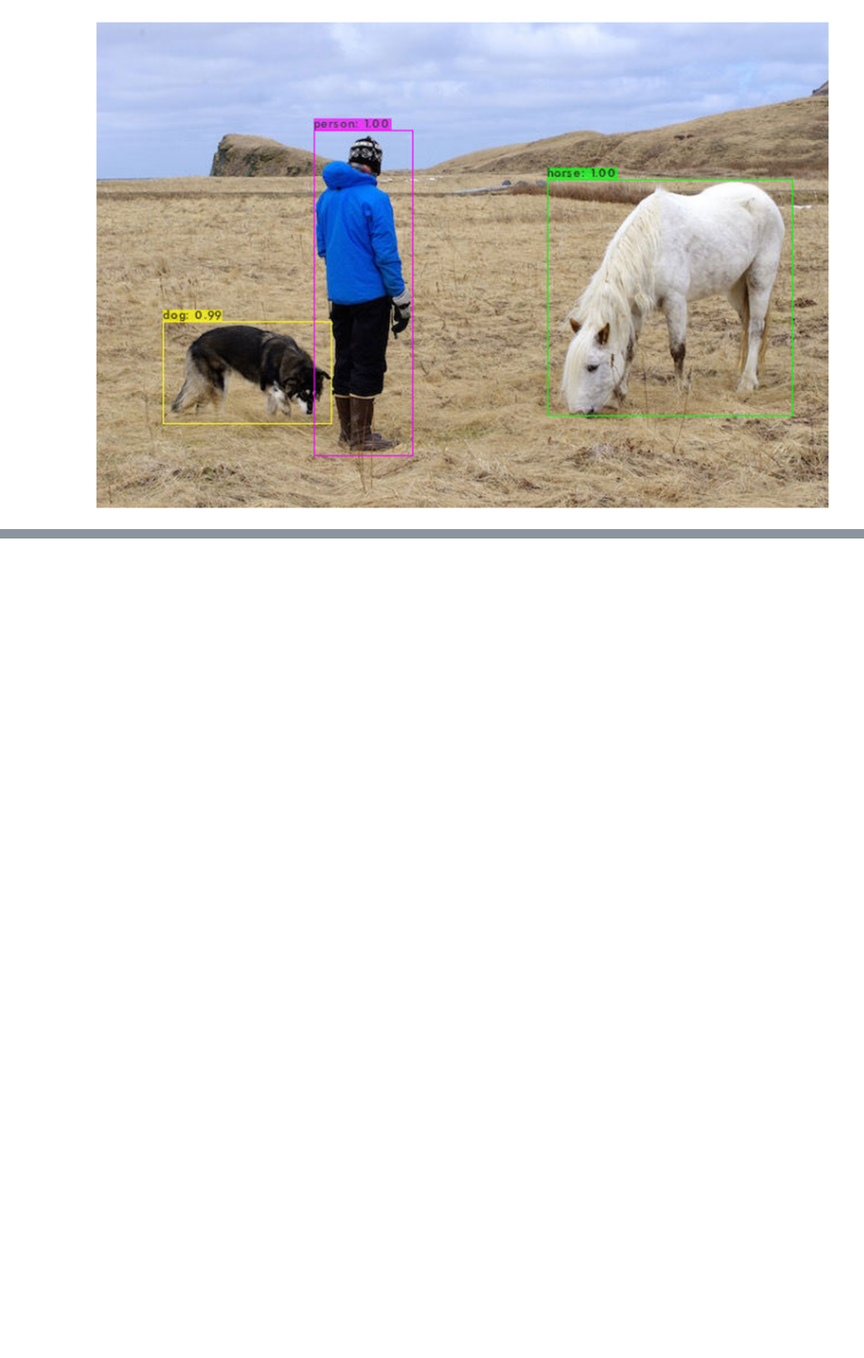
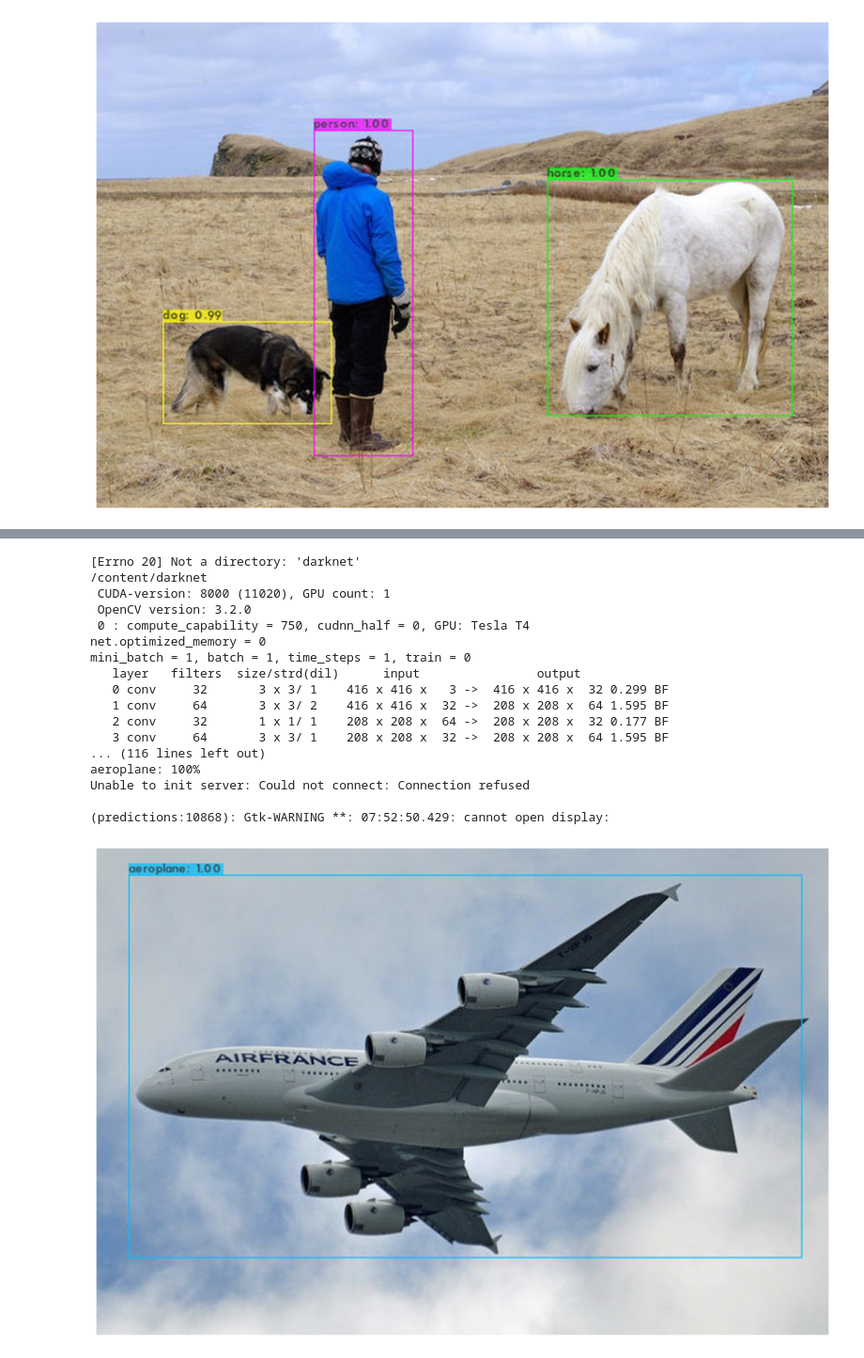
Before and after one commit to SaW2017/ClearingDesire, a Jupyter notebook: Yolo3try.ipynb, the cells around one changed output, grey strips where cells are left out. Shown at 94% size. Drawn from its saved outputs; the diff is of its cells as text; code cells hidden in the pictures; blank space fills up the shorter version.

```diff
--- a/Yolo3try.ipynb
+++ b/Yolo3try.ipynb
@@ -366,0 +386,25 @@ IndentationError: ignored
+# %%
+# run darknet command with google drive image (my path to thge example image is /darknet/pictures/airplane_0.jpg)
+# to check if this is working
+%cd darknet
+!./darknet detect cfg/yolov3.cfg yolov3.weights /mydrive/darknet/pictures/airplane_0.jpg
+imShow('predictions.jpg')
+# %% [output]
+[Errno 20] Not a directory: 'darknet'
+/content/darknet
+ CUDA-version: 8000 (11020), GPU count: 1
+ OpenCV version: 3.2.0
+ 0 : compute_capability = 750, cudnn_half = 0, GPU: Tesla T4
+net.optimized_memory = 0
+mini_batch = 1, batch = 1, time_steps = 1, train = 0
+   layer   filters  size/strd(dil)      input                output
+   0 conv     32       3 x 3/ 1    416 x 416 x   3 ->  416 x 416 x  32 0.299 BF
+   1 conv     64       3 x 3/ 2    416 x 416 x  32 ->  208 x 208 x  64 1.595 BF
+   2 conv     32       1 x 1/ 1    208 x 208 x  64 ->  208 x 208 x  32 0.177 BF
+   3 conv     64       3 x 3/ 1    208 x 208 x  32 ->  208 x 208 x  64 1.595 BF
+... (116 lines left out)
+aeroplane: 100%
+Unable to init server: Could not connect: Connection refused
+
+(predictions:10868): Gtk-WARNING **: 07:52:50.429: cannot open display:
+[figure, added]
```
Also changed, not shown: parts of 19 cells of this notebook.
